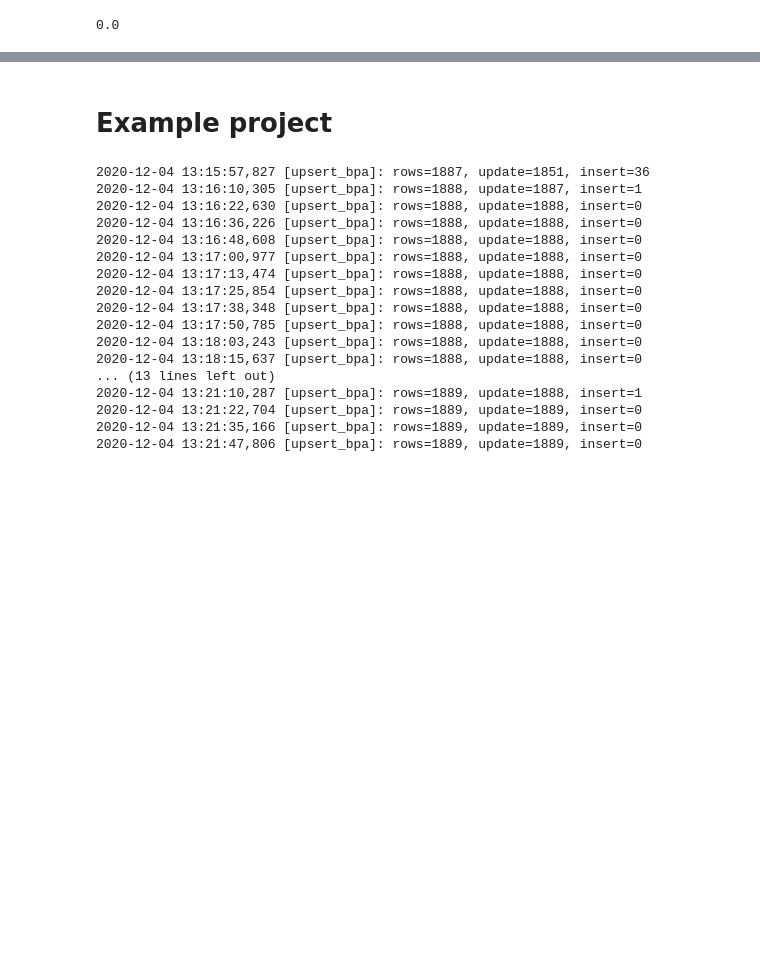
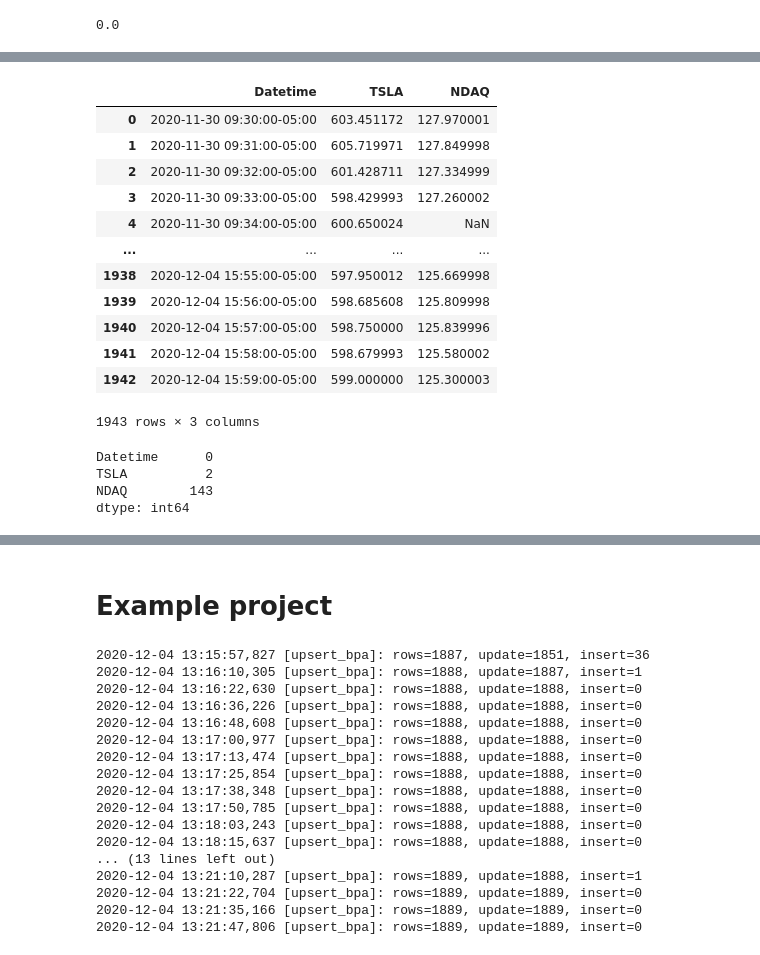
Before and after one commit to TBDataBrown/portfol.io, a Jupyter notebook: data_acquire_draft.ipynb, the cells around one changed output, grey strips where cells are left out. Drawn from its saved outputs; the diff is of its cells as text; code cells hidden in the pictures; blank space fills up the shorter version.

```diff
--- a/data_acquire_draft.ipynb
+++ b/data_acquire_draft.ipynb
@@ -121,0 +122,33 @@ download_one(t,p,i)
+# %%
+# nan test
+test1 = download_one('TSLA',p,i)
+test2 = download_one('BTBT',p,i)
+test3 = download_one('NDAQ',p,i)
+testset1 = [test1, test2, test3]
+# for i in testset1:
+#     print(i.size)
+
+# pd.concat([test1, test2], axis=1, sort=False, join = 'outer')
+dft = pd.merge(test1, test3, on = 'Datetime', how = 'outer', sort = True)
+dft
+# %% [output]
+|  | Datetime | TSLA | NDAQ |
+| 0 | 2020-11-30 09:30:00-05:00 | 603.451172 | 127.970001 |
+| 1 | 2020-11-30 09:31:00-05:00 | 605.719971 | 127.849998 |
+| 2 | 2020-11-30 09:32:00-05:00 | 601.428711 | 127.334999 |
+| 3 | 2020-11-30 09:33:00-05:00 | 598.429993 | 127.260002 |
+| 4 | 2020-11-30 09:34:00-05:00 | 600.650024 | NaN |
+| ... | ... | ... | ... |
+| 1938 | 2020-12-04 15:55:00-05:00 | 597.950012 | 125.669998 |
+| 1939 | 2020-12-04 15:56:00-05:00 | 598.685608 | 125.809998 |
+| 1940 | 2020-12-04 15:57:00-05:00 | 598.750000 | 125.839996 |
+| 1941 | 2020-12-04 15:58:00-05:00 | 598.679993 | 125.580002 |
+| 1942 | 2020-12-04 15:59:00-05:00 | 599.000000 | 125.300003 |
+1943 rows × 3 columns
+# %%
+dft.isna().sum()
+# %% [output]
+Datetime      0
+TSLA          2
+NDAQ        143
+dtype: int64
```
Also changed, not shown: parts of 15 cells of this notebook, 1 other file.
